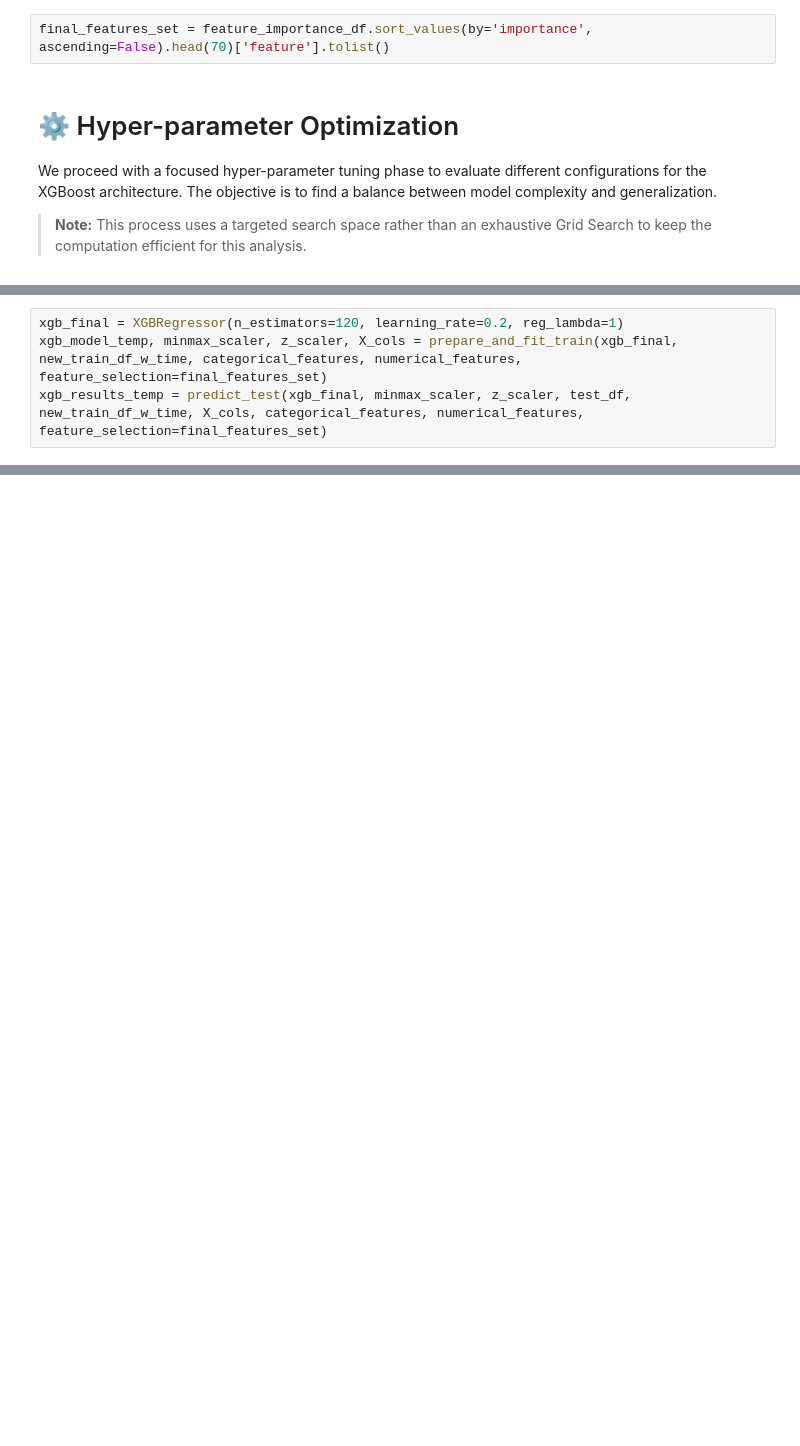
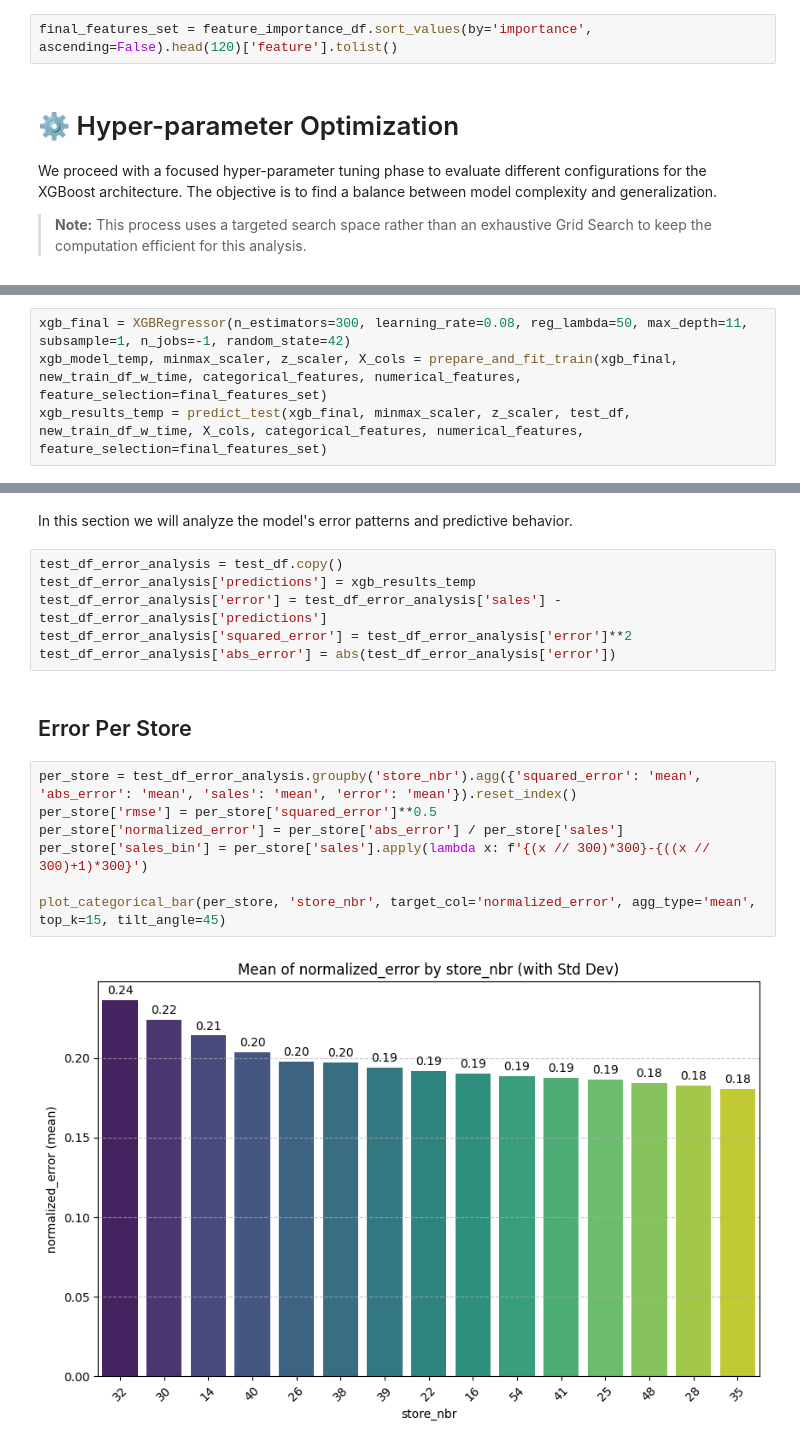
Before and after one commit to ohausner/SalesPrediction, a Jupyter notebook: main_notebook.ipynb, the cells around one changed output, grey strips where cells are left out. Saved outputs shown, nothing was run; the diff lists cells and outputs as text; blank space fills up the shorter version.

```diff
--- a/main_notebook.ipynb
+++ b/main_notebook.ipynb
@@ -1322,5 +1394,5 @@ According to the iterations above, we fount that top 70 features had a slight de
 # %%
-final_features_set = feature_importance_df.sort_values(by='importance', ascending=False).head(70)['feature'].tolist()
+final_features_set = feature_importance_df.sort_values(by='importance', ascending=False).head(120)['feature'].tolist()
 # %% [markdown]
 # ⚙️ Hyper-parameter Optimization
 
@@ -1392,5 +1512,5 @@ With these optimal features and parameters locked in, we now train our final mod
 # %%
-xgb_final = XGBRegressor(n_estimators=120, learning_rate=0.2, reg_lambda=1)
+xgb_final = XGBRegressor(n_estimators=300, learning_rate=0.08, reg_lambda=50, max_depth=11, subsample=1, n_jobs=-1, random_state=42)
 xgb_model_temp, minmax_scaler, z_scaler, X_cols = prepare_and_fit_train(xgb_final, new_train_df_w_time, categorical_features, numerical_features, feature_selection=final_features_set)
 xgb_results_temp = predict_test(xgb_final, minmax_scaler, z_scaler, test_df, new_train_df_w_time, X_cols, categorical_features, numerical_features, feature_selection=final_features_set)
 # %% [output]
@@ -1400,0 +1525,19 @@ MAE: 70.59490476376786
+# %% [markdown]
+In this section we will analyze the model's error patterns and predictive behavior.
+# %%
+test_df_error_analysis = test_df.copy()
+test_df_error_analysis['predictions'] = xgb_results_temp
+test_df_error_analysis['error'] = test_df_error_analysis['sales'] - test_df_error_analysis['predictions']
+test_df_error_analysis['squared_error'] = test_df_error_analysis['error']**2
+test_df_error_analysis['abs_error'] = abs(test_df_error_analysis['error'])
+# %% [markdown]
+## Error Per Store
+# %%
+per_store = test_df_error_analysis.groupby('store_nbr').agg({'squared_error': 'mean', 'abs_error': 'mean', 'sales': 'mean', 'error': 'mean'}).reset_index()
+per_store['rmse'] = per_store['squared_error']**0.5
+per_store['normalized_error'] = per_store['abs_error'] / per_store['sales']
+per_store['sales_bin'] = per_store['sales'].apply(lambda x: f'{(x // 300)*300}-{((x // 300)+1)*300}')
+
+plot_categorical_bar(per_store, 'store_nbr', target_col='normalized_error', agg_type='mean', top_k=15, tilt_angle=45)
+# %% [output]
+[figure, added]
```
Also changed, not shown: parts of 39 cells of this notebook.
